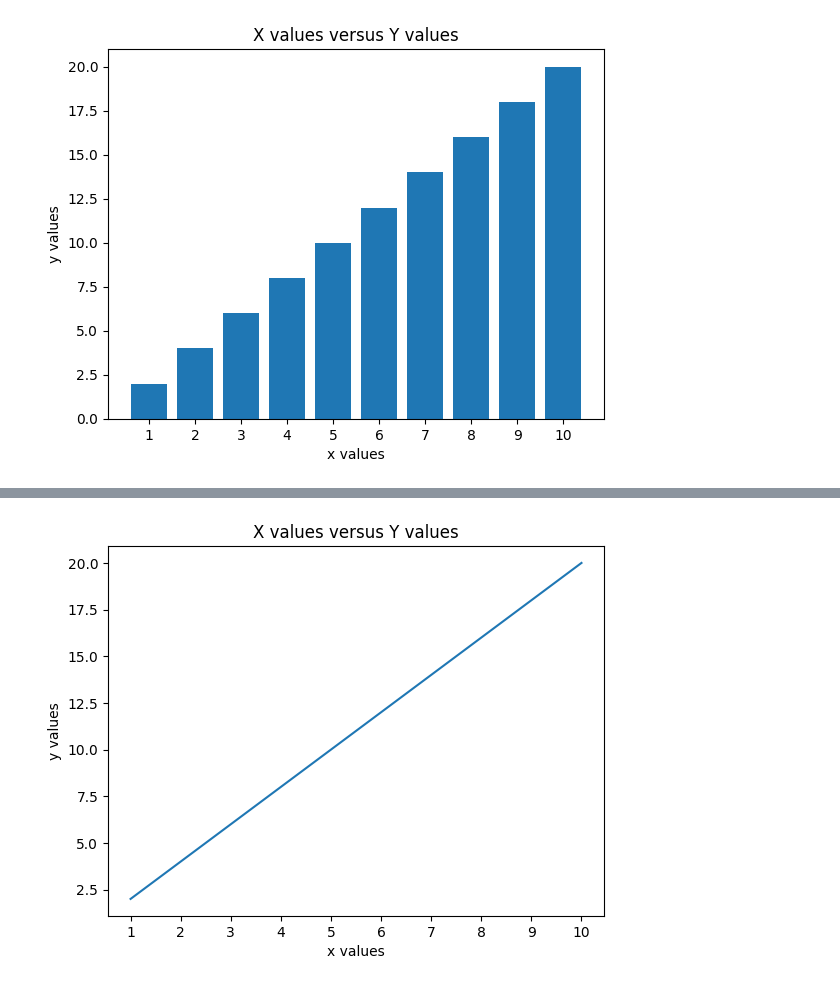
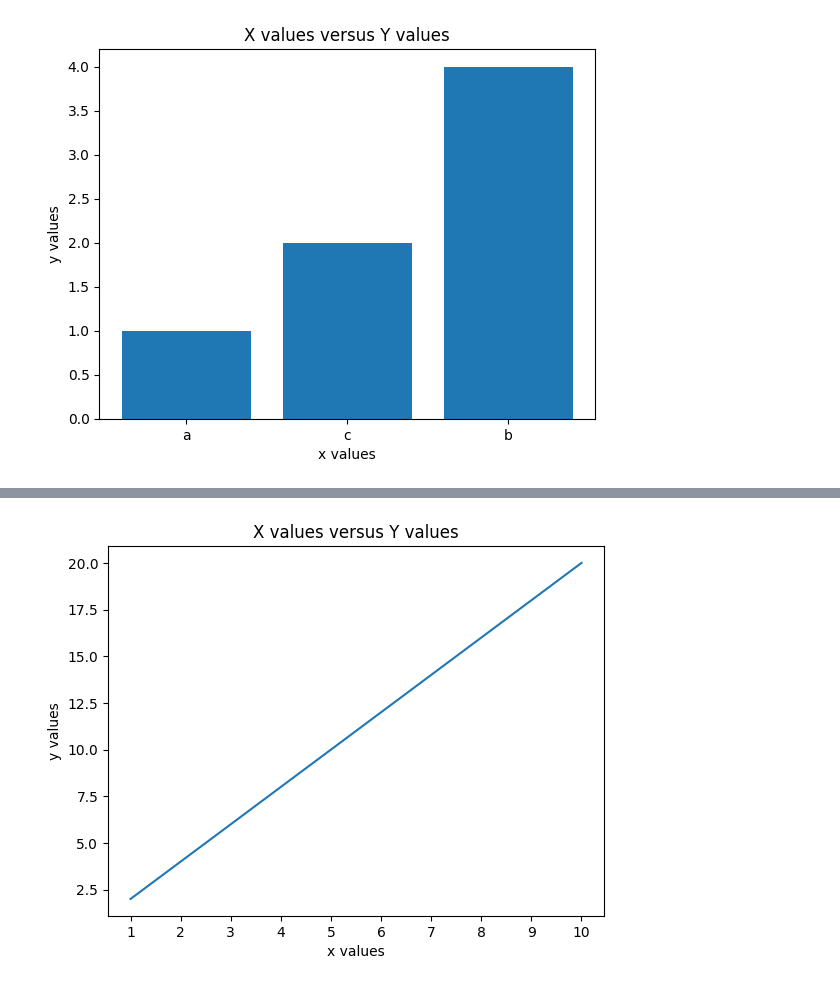
Before and after one commit to QuangMDoan/python, a Jupyter notebook: plots.ipynb, the cells around one changed output, grey strips where cells are left out. Drawn from its saved outputs; the diff is of its cells as text; code cells hidden in the pictures.

```diff
--- a/plots.ipynb
+++ b/plots.ipynb
@@ -1,15 +1,14 @@
 # %%
 import matplotlib.pyplot as plt
 %matplotlib inline
 
-x = [1, 2, 3, 4, 5, 6, 7, 8, 9, 10]
-y = [2*e for e in x]
+x = ["a", "c", "b"]
+y = [1, 2, 4]
 
-plt.bar (x, y)
+plt.bar(x, y)
 plt.xlabel('x values')
 plt.ylabel('y values')
 plt.title('X values versus Y values')
-plt.xticks([x for x in x])
 plt.show()
 # %% [output]
-[figure, old version]
+[figure, new version]
```
Also changed, not shown: parts of 6 cells of this notebook.
